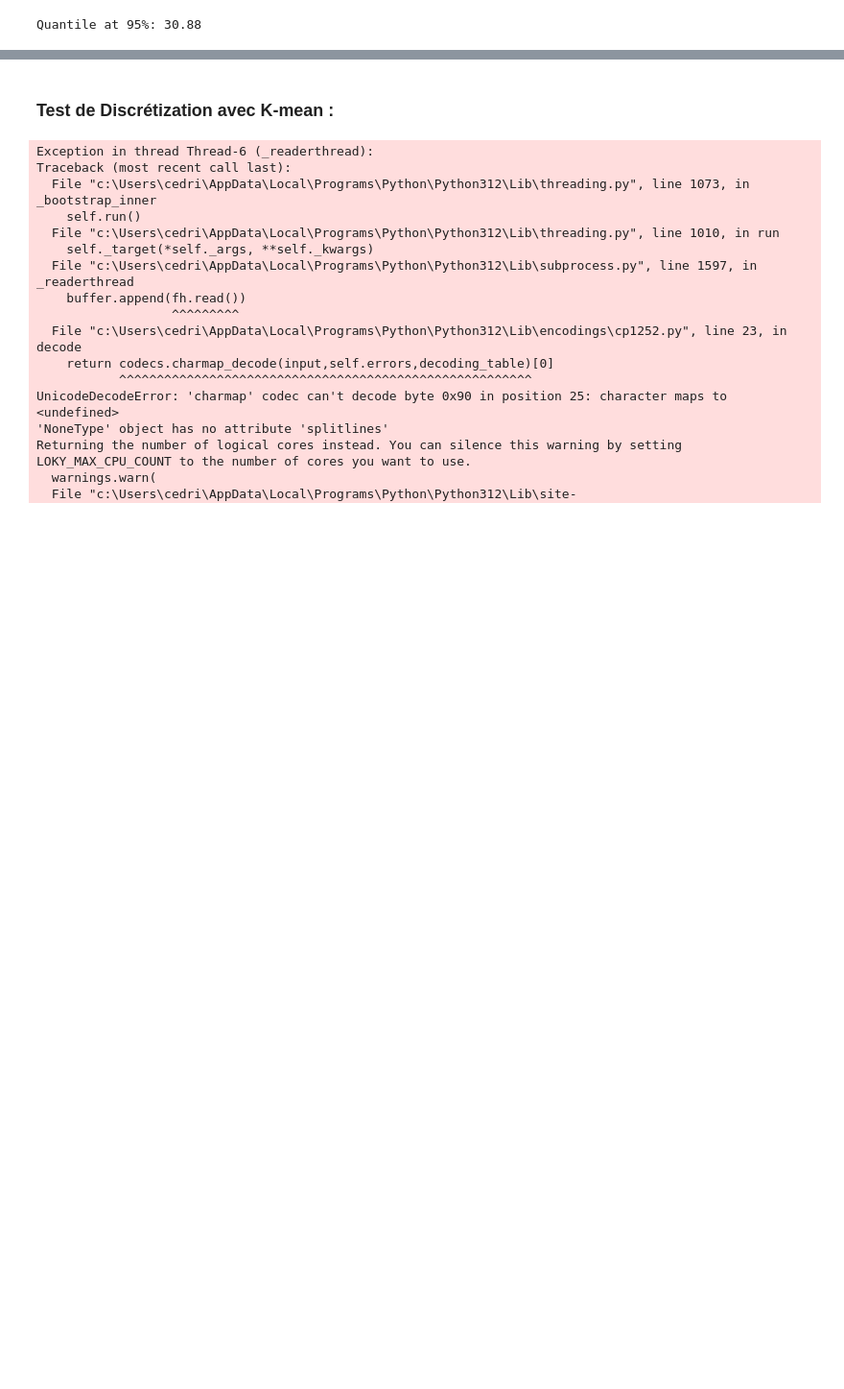
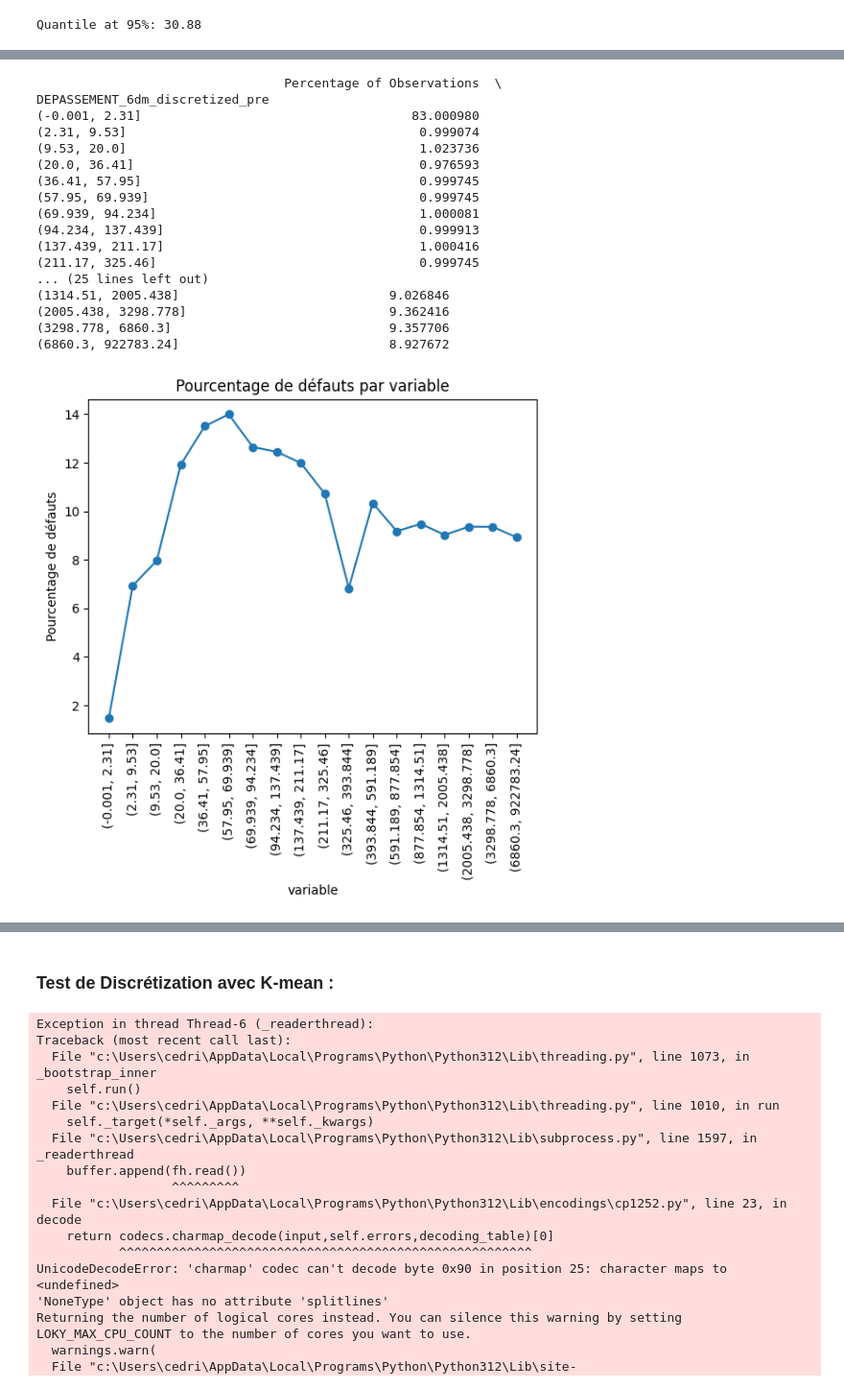
Before and after one commit to ceddx/projet-scoring, a Jupyter notebook: projet_scoring_ced.ipynb, the cells around one changed output, grey strips where cells are left out. Shown at 96% size. Drawn from its saved outputs; the diff is of its cells as text; code cells hidden in the pictures; blank space fills up the shorter version.

```diff
--- a/projet_scoring_ced.ipynb
+++ b/projet_scoring_ced.ipynb
@@ -1149,0 +1222,6 @@ Name: count, dtype: int64
+# %%
+# Discretize the 'NBJ_ARR_12dm' variable into equal-sized bins
+df_var_final['DEPASSEMENT_6dm_discretized_pre'] = pd.qcut(df_var_final['DEPASSEMENT_6dm'], q=100, duplicates='drop')
+
+# Print the unique values and their counts in the new discretized variable
+print(df_var_final['DEPASSEMENT_6dm_discretized_pre'].value_counts(normalize=True) * 100)
@@ -1149,0 +1249,21 @@ Name: count, dtype: int64
+# %%
+discretize_affiche(df_var_final, 'DEPASSEMENT_6dm_discretized_pre')
+# %% [output]
+                                 Percentage of Observations  \
+DEPASSEMENT_6dm_discretized_pre
+(-0.001, 2.31]                                    83.000980
+(2.31, 9.53]                                       0.999074
+(9.53, 20.0]                                       1.023736
+(20.0, 36.41]                                      0.976593
+(36.41, 57.95]                                     0.999745
+(57.95, 69.939]                                    0.999745
+(69.939, 94.234]                                   1.000081
+(94.234, 137.439]                                  0.999913
+(137.439, 211.17]                                  1.000416
+(211.17, 325.46]                                   0.999745
+... (25 lines left out)
+(1314.51, 2005.438]                            9.026846
+(2005.438, 3298.778]                           9.362416
+(3298.778, 6860.3]                             9.357706
+(6860.3, 922783.24]                            8.927672
+[figure, added]
```
Also changed, not shown: parts of 30 cells of this notebook.
